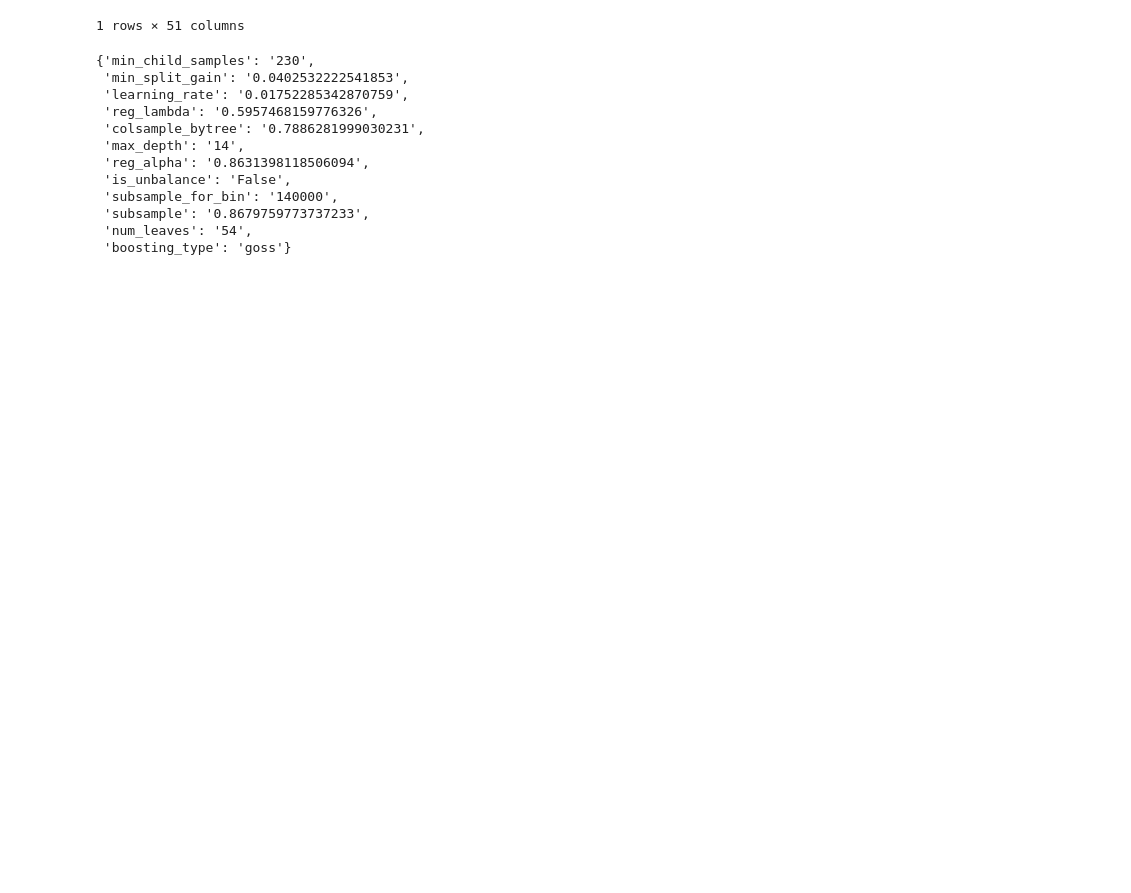
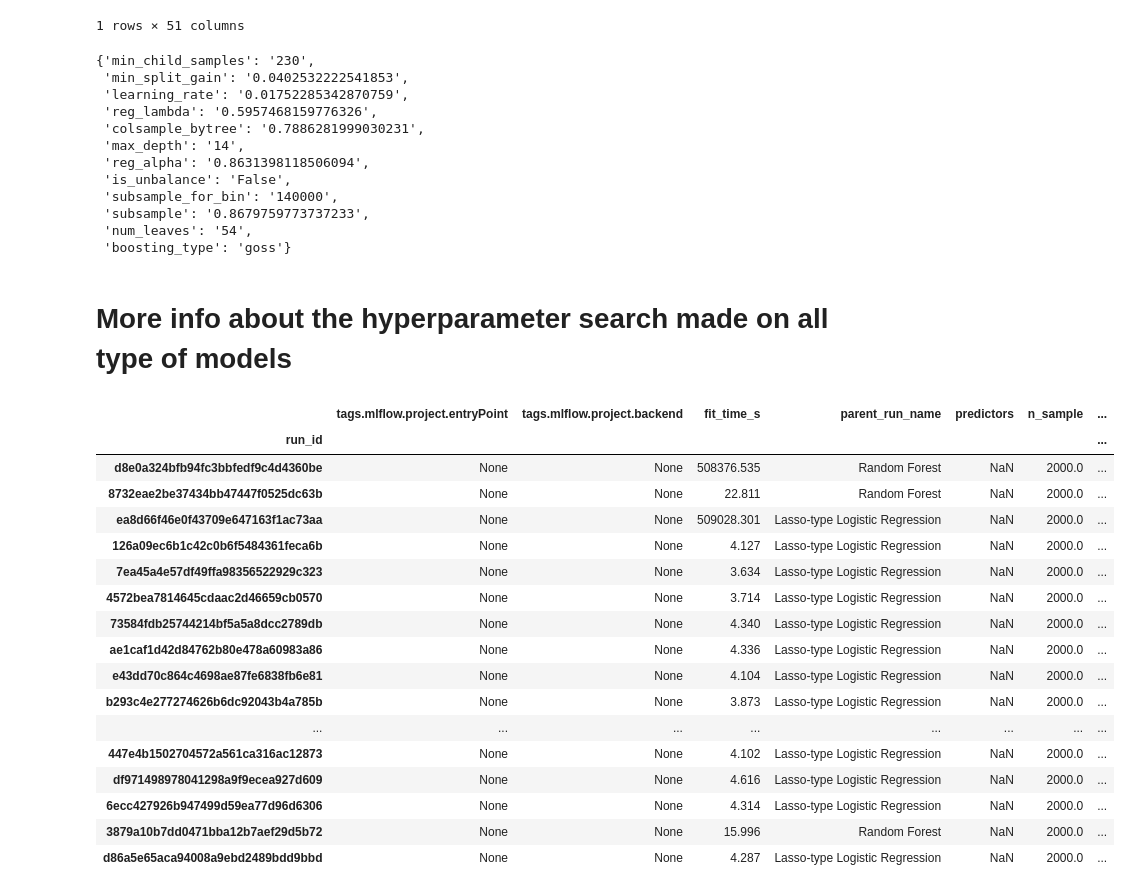
Before and after one commit to JulienfLeBoucher/OC_MLOps_credit_scoring, a Jupyter notebook: explore_mlflow_tracking.ipynb, the cells around one changed output. Cells and saved outputs as stored; diff of their text form; code cells hidden in the pictures; blank space fills up the shorter version.

Commit message:
Check info for presentation.

```diff
--- a/explore_mlflow_tracking.ipynb
+++ b/explore_mlflow_tracking.ipynb
@@ -887,3 +887,31 @@ best_params
  'subsample': '0.8679759773737233',
  'num_leaves': '54',
  'boosting_type': 'goss'}
+# %% [markdown]
+# More info about the hyperparameter search made on all type of models
+# %%
+exp_name = 'all_fts_minmax_knn'
+exp_id = utils.get_exp_id_from_exp_name(exp_name)
+results = utils.get_runs_information(exp_id, light_version=False)
+# %%
+# search the number of sample in the dataset for confirmation
+results.iloc[:20, -10:]
+# %% [output]
+|  | tags.mlflow.project.entryPoint | tags.mlflow.project.backend | fit_time_s | parent_run_name | predictors | n_sample | ... |
+| run_id |  |  |  |  |  |  | ... |
+| d8e0a324bfb94fc3bbfedf9c4d4360be | None | None | 508376.535 | Random Forest | NaN | 2000.0 | ... |
+| 8732eae2be37434bb47447f0525dc63b | None | None | 22.811 | Random Forest | NaN | 2000.0 | ... |
+| ea8d66f46e0f43709e647163f1ac73aa | None | None | 509028.301 | Lasso-type Logistic Regression | NaN | 2000.0 | ... |
+| 126a09ec6b1c42c0b6f5484361feca6b | None | None | 4.127 | Lasso-type Logistic Regression | NaN | 2000.0 | ... |
+| 7ea45a4e57df49ffa98356522929c323 | None | None | 3.634 | Lasso-type Logistic Regression | NaN | 2000.0 | ... |
+| 4572bea7814645cdaac2d46659cb0570 | None | None | 3.714 | Lasso-type Logistic Regression | NaN | 2000.0 | ... |
+| 73584fdb25744214bf5a5a8dcc2789db | None | None | 4.340 | Lasso-type Logistic Regression | NaN | 2000.0 | ... |
+| ae1caf1d42d84762b80e478a60983a86 | None | None | 4.336 | Lasso-type Logistic Regression | NaN | 2000.0 | ... |
+| e43dd70c864c4698ae87fe6838fb6e81 | None | None | 4.104 | Lasso-type Logistic Regression | NaN | 2000.0 | ... |
+| b293c4e277274626b6dc92043b4a785b | None | None | 3.873 | Lasso-type Logistic Regression | NaN | 2000.0 | ... |
+| ... | ... | ... | ... | ... | ... | ... | ... |
+| 447e4b1502704572a561ca316ac12873 | None | None | 4.102 | Lasso-type Logistic Regression | NaN | 2000.0 | ... |
+| df971498978041298a9f9ecea927d609 | None | None | 4.616 | Lasso-type Logistic Regression | NaN | 2000.0 | ... |
+| 6ecc427926b947499d59ea77d96d6306 | None | None | 4.314 | Lasso-type Logistic Regression | NaN | 2000.0 | ... |
+| 3879a10b7dd0471bba12b7aef29d5b72 | None | None | 15.996 | Random Forest | NaN | 2000.0 | ... |
+| d86a5e65aca94008a9ebd2489bdd9bbd | None | None | 4.287 | Lasso-type Logistic Regression | NaN | 2000.0 | ... |
```
